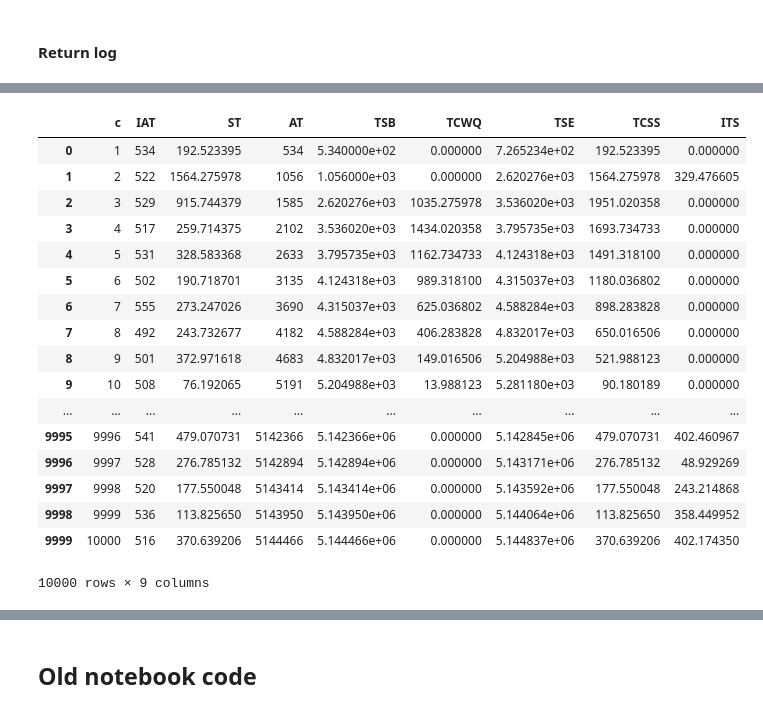
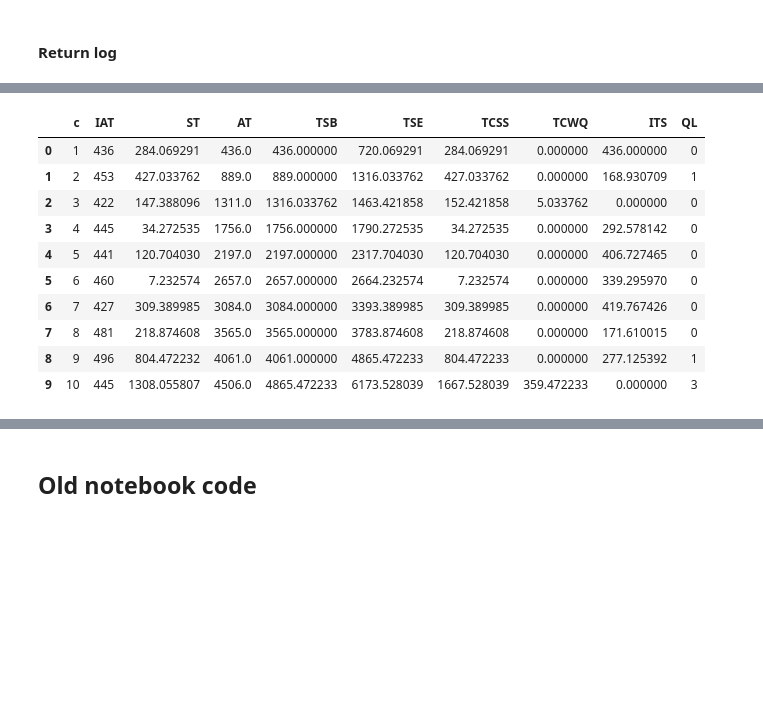
Before and after one commit to TUDelft-CITG/OpenQTSim, a Jupyter notebook: notebooks/Basic Queue using package.ipynb, the cells around one changed output, grey strips where cells are left out. Saved outputs shown, nothing was run; the diff lists cells and outputs as text; code cells hidden in the pictures; blank space fills up the shorter version.

```diff
--- a/notebooks/Basic Queue using package.ipynb
+++ b/notebooks/Basic Queue using package.ipynb
@@ -15,9 +17,12 @@ import queueing
 #### Specify the long term average IAT and ST in seconds
 # %%
 # arrivals and services
-arrivals_per_hour = 8
-services_per_hour = 9
+arrivals_per_hour = 8  # lambda
+services_per_hour = 9  # mu
 
 # inter arrival times and service times
-aver_IAT_in_secs = 3600/(8 - 1)
-aver_ST_in_secs = 3600/(9 - 1)
+aver_IAT_in_secs = 3600 / arrivals_per_hour
+aver_ST_in_secs = 3600 / services_per_hour
+
+print(aver_IAT_in_secs)
+print(aver_ST_in_secs)
@@ -37,5 +45,5 @@ sim = queueing.simulation(q)
 ### 3. Run the simulation
 # %%
 %%time
-sim.run(1000000) # nr is the number of customers that will arrive at the server
+sim.run(100000) # nr is the number of customers that will arrive at the server
 # %% [output]
@@ -157,32 +102,25 @@ dataframe
 # %%
+sim.return_log(10)
 # c = customer
 # IAT = inter arrival time
 # ST = service time
-# AT = now + IAT
+# AT = arrival time
 # TSB = time service begins
-# TCWQ = time customer waits in the queue
 # TSE = time service ends
 # TCSS = time customer spends in the system
+# TCWQ = time customer waits in the queue
 # ITS = idle time of the server
-
-sim.return_log()
+# QL = queue length
 # %% [output]
-|  | c | IAT | ST | AT | TSB | TCWQ | TSE | TCSS | ITS |
-| 0 | 1 | 534 | 192.523395 | 534 | 5.340000e+02 | 0.000000 | 7.265234e+02 | 192.523395 | 0.000000 |
-| 1 | 2 | 522 | 1564.275978 | 1056 | 1.056000e+03 | 0.000000 | 2.620276e+03 | 1564.275978 | 329.476605 |
-| 2 | 3 | 529 | 915.744379 | 1585 | 2.620276e+03 | 1035.275978 | 3.536020e+03 | 1951.020358 | 0.000000 |
-| 3 | 4 | 517 | 259.714375 | 2102 | 3.536020e+03 | 1434.020358 | 3.795735e+03 | 1693.734733 | 0.000000 |
-| 4 | 5 | 531 | 328.583368 | 2633 | 3.795735e+03 | 1162.734733 | 4.124318e+03 | 1491.318100 | 0.000000 |
-| 5 | 6 | 502 | 190.718701 | 3135 | 4.124318e+03 | 989.318100 | 4.315037e+03 | 1180.036802 | 0.000000 |
-| 6 | 7 | 555 | 273.247026 | 3690 | 4.315037e+03 | 625.036802 | 4.588284e+03 | 898.283828 | 0.000000 |
-| 7 | 8 | 492 | 243.732677 | 4182 | 4.588284e+03 | 406.283828 | 4.832017e+03 | 650.016506 | 0.000000 |
-| 8 | 9 | 501 | 372.971618 | 4683 | 4.832017e+03 | 149.016506 | 5.204988e+03 | 521.988123 | 0.000000 |
-| 9 | 10 | 508 | 76.192065 | 5191 | 5.204988e+03 | 13.988123 | 5.281180e+03 | 90.180189 | 0.000000 |
-| ... | ... | ... | ... | ... | ... | ... | ... | ... | ... |
-| 9995 | 9996 | 541 | 479.070731 | 5142366 | 5.142366e+06 | 0.000000 | 5.142845e+06 | 479.070731 | 402.460967 |
-| 9996 | 9997 | 528 | 276.785132 | 5142894 | 5.142894e+06 | 0.000000 | 5.143171e+06 | 276.785132 | 48.929269 |
-| 9997 | 9998 | 520 | 177.550048 | 5143414 | 5.143414e+06 | 0.000000 | 5.143592e+06 | 177.550048 | 243.214868 |
-| 9998 | 9999 | 536 | 113.825650 | 5143950 | 5.143950e+06 | 0.000000 | 5.144064e+06 | 113.825650 | 358.449952 |
-| 9999 | 10000 | 516 | 370.639206 | 5144466 | 5.144466e+06 | 0.000000 | 5.144837e+06 | 370.639206 | 402.174350 |
+|  | c | IAT | ST | AT | TSB | TSE | TCSS | TCWQ | ITS | QL |
+| 0 | 1 | 436 | 284.069291 | 436.0 | 436.000000 | 720.069291 | 284.069291 | 0.000000 | 436.000000 | 0 |
+| 1 | 2 | 453 | 427.033762 | 889.0 | 889.000000 | 1316.033762 | 427.033762 | 0.000000 | 168.930709 | 1 |
+| 2 | 3 | 422 | 147.388096 | 1311.0 | 1316.033762 | 1463.421858 | 152.421858 | 5.033762 | 0.000000 | 0 |
+| 3 | 4 | 445 | 34.272535 | 1756.0 | 1756.000000 | 1790.272535 | 34.272535 | 0.000000 | 292.578142 | 0 |
+| 4 | 5 | 441 | 120.704030 | 2197.0 | 2197.000000 | 2317.704030 | 120.704030 | 0.000000 | 406.727465 | 0 |
+| 5 | 6 | 460 | 7.232574 | 2657.0 | 2657.000000 | 2664.232574 | 7.232574 | 0.000000 | 339.295970 | 0 |
+| 6 | 7 | 427 | 309.389985 | 3084.0 | 3084.000000 | 3393.389985 | 309.389985 | 0.000000 | 419.767426 | 0 |
+| 7 | 8 | 481 | 218.874608 | 3565.0 | 3565.000000 | 3783.874608 | 218.874608 | 0.000000 | 171.610015 | 0 |
+| 8 | 9 | 496 | 804.472232 | 4061.0 | 4061.000000 | 4865.472233 | 804.472233 | 0.000000 | 277.125392 | 1 |
+| 9 | 10 | 445 | 1308.055807 | 4506.0 | 4865.472233 | 6173.528039 | 1667.528039 | 359.472233 | 0.000000 | 3 |
-10000 rows × 9 columns
 # %%
```
Also changed, not shown: parts of 11 cells of this notebook, 2 other files.
